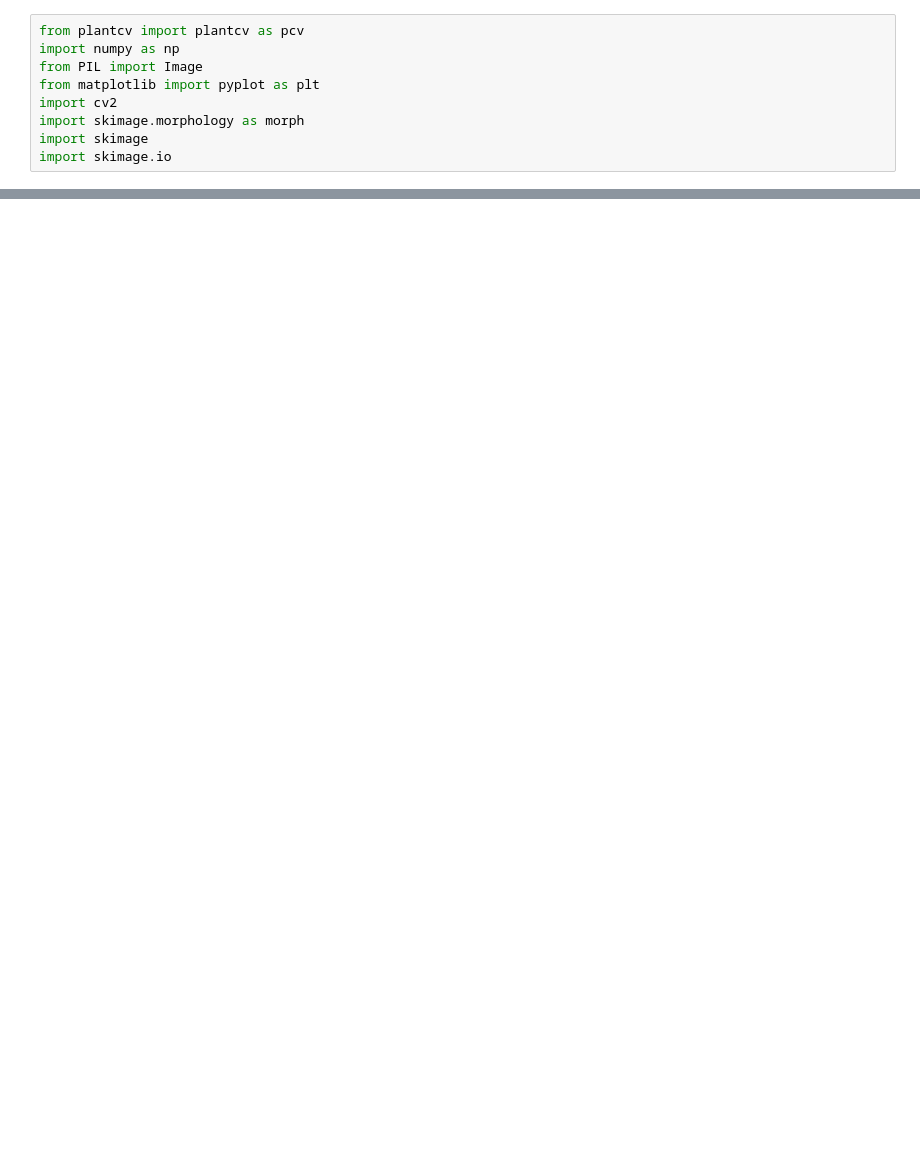
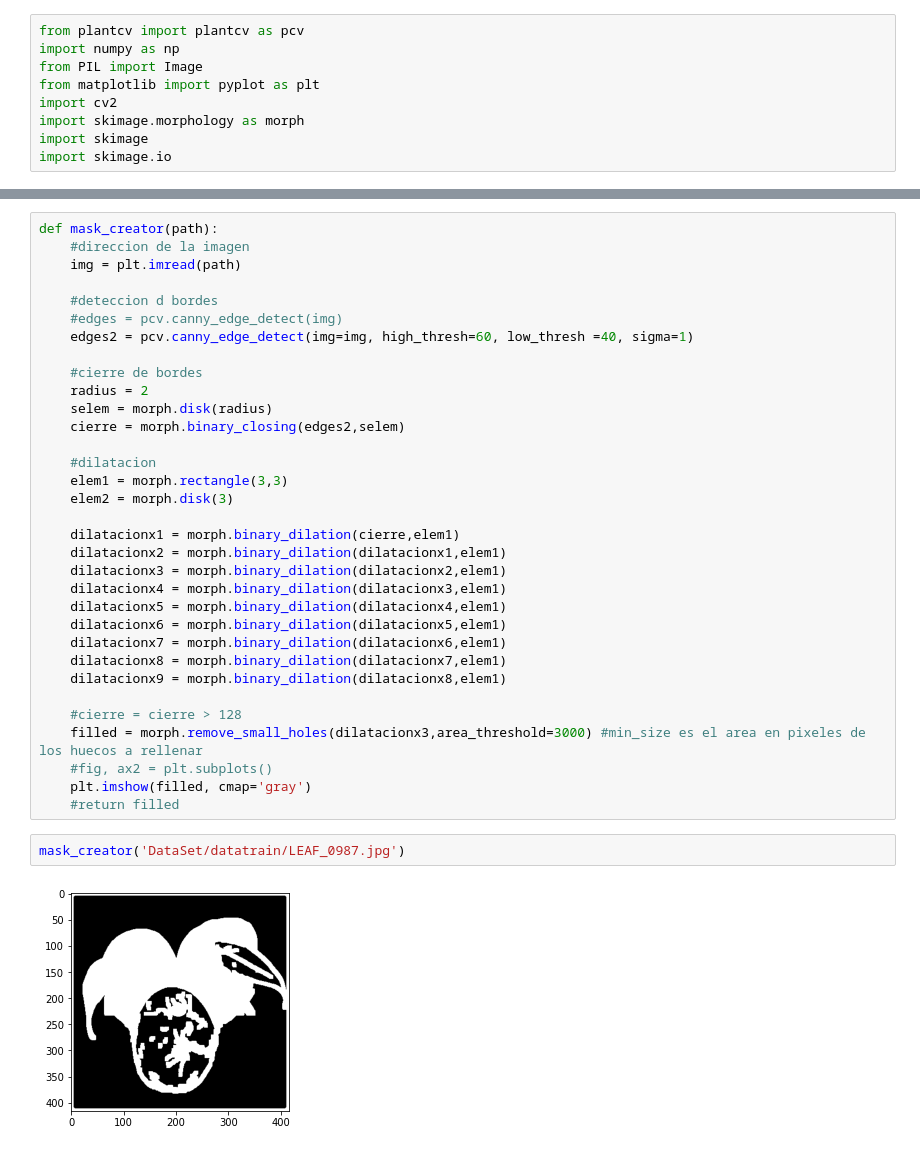
Before and after one commit to aljimenezza/Leaf-Segmentation, a Jupyter notebook: Rafael.ipynb, the cells around one changed output, grey strips where cells are left out. Drawn from its saved outputs; the diff is of its cells as text; blank space fills up the shorter version.

Commit message:
Mask_creator

```diff
--- a/Rafael.ipynb
+++ b/Rafael.ipynb
@@ -103,0 +61,37 @@ cv2.destroyAllWindows()
+# %%
+def mask_creator(path):
+    #direccion de la imagen
+    img = plt.imread(path)
+
+    #deteccion d bordes
+    #edges = pcv.canny_edge_detect(img)
+    edges2 = pcv.canny_edge_detect(img=img, high_thresh=60, low_thresh =40, sigma=1)
+
+    #cierre de bordes
+    radius = 2
+    selem = morph.disk(radius)
+    cierre = morph.binary_closing(edges2,selem)
+
+    #dilatacion
+    elem1 = morph.rectangle(3,3)
+    elem2 = morph.disk(3)
+
+    dilatacionx1 = morph.binary_dilation(cierre,elem1)
+    dilatacionx2 = morph.binary_dilation(dilatacionx1,elem1)
+    dilatacionx3 = morph.binary_dilation(dilatacionx2,elem1)
+    dilatacionx4 = morph.binary_dilation(dilatacionx3,elem1)
+    dilatacionx5 = morph.binary_dilation(dilatacionx4,elem1)
+    dilatacionx6 = morph.binary_dilation(dilatacionx5,elem1)
+    dilatacionx7 = morph.binary_dilation(dilatacionx6,elem1)
+    dilatacionx8 = morph.binary_dilation(dilatacionx7,elem1)
+    dilatacionx9 = morph.binary_dilation(dilatacionx8,elem1)
+
+    #cierre = cierre > 128
+    filled = morph.remove_small_holes(dilatacionx3,area_threshold=3000) #min_size es el area en pixeles de los huecos a rellenar
+    #fig, ax2 = plt.subplots()
+    plt.imshow(filled, cmap='gray')
+    #return filled
+# %%
+mask_creator('DataSet/datatrain/LEAF_0987.jpg')
+# %% [output]
+[figure, added]
```
Also changed, not shown: parts of 8 cells of this notebook, 41 other files.
